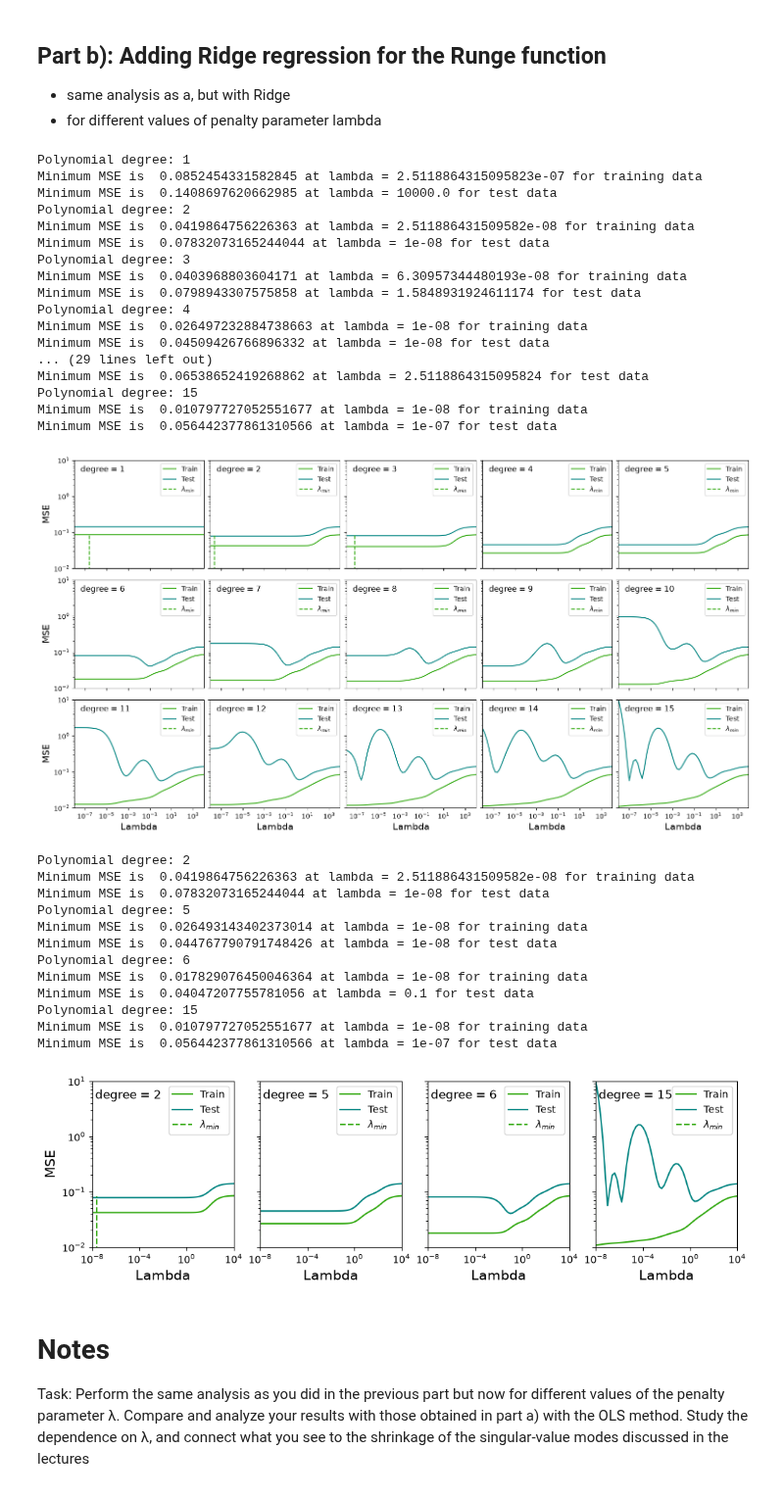
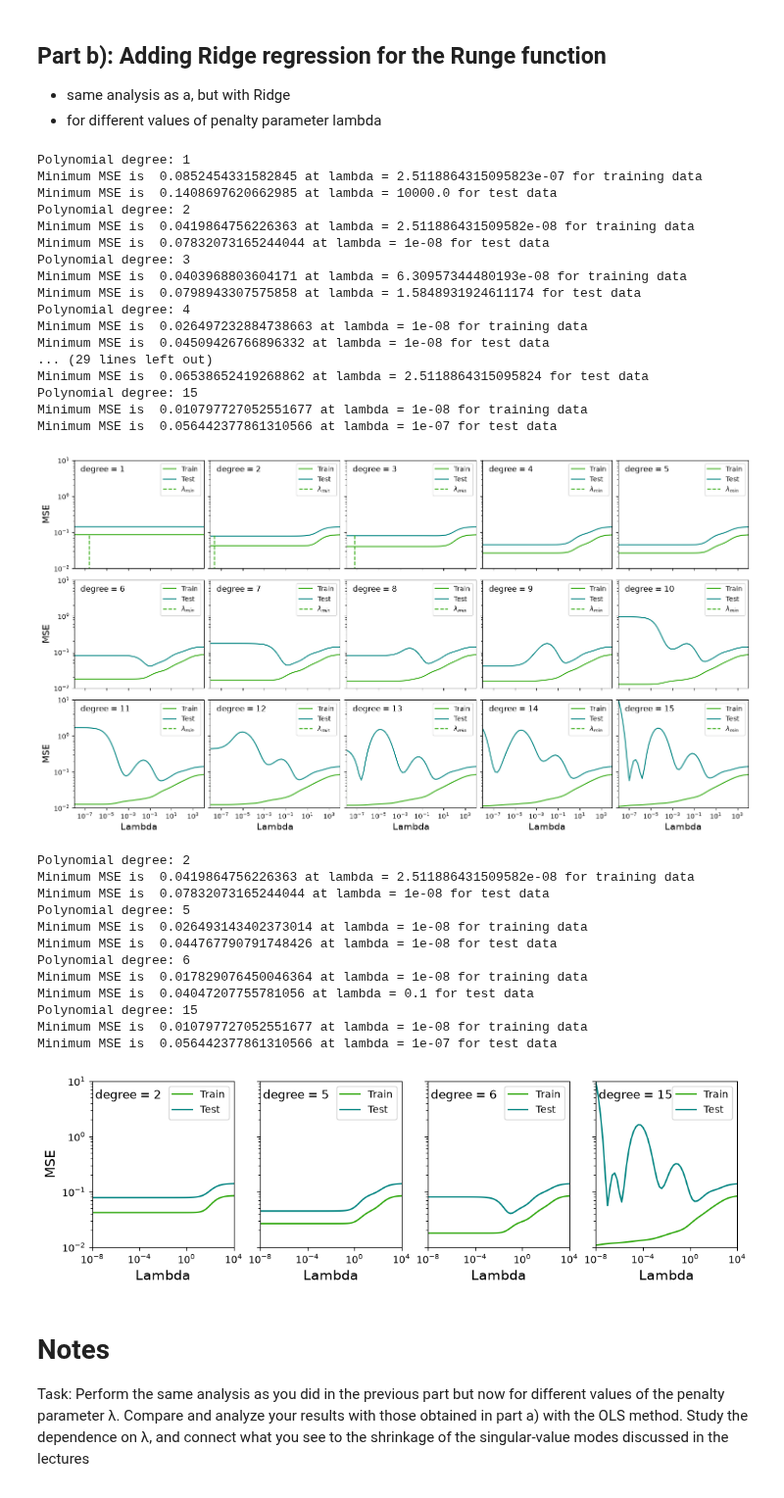
Before and after one commit to lukasMK01/FYS-STK4155, a Jupyter notebook: project_1/wip_project1.ipynb, the cells around one changed output. Shown at 98% size. Drawn from its saved outputs; the diff is of its cells as text; code cells hidden in the pictures.

```diff
--- a/project_1/wip_project1.ipynb
+++ b/project_1/wip_project1.ipynb
@@ -287,7 +287,7 @@ for d in [2,5,6,15]:
     ax.set_xlabel("Lambda", fontsize=14)
     ax.set_ylim(1e-2, 1e1)
     ax.set_xlim(1e-8, 1e4)
-    ax.vlines(lambdas[np.argmin(mse_train)],ymin=0,ymax=np.max(mse_train),linestyle="--", label=r'$\lambda_{min}$', color=train_color)
+    # ax.vlines(lambdas[np.argmin(mse_train)],ymin=0,ymax=np.max(mse_train),linestyle="--", label=r'$\lambda_{min}$', color=train_color)
     ax.legend()
     ax.label_outer()
     ax.text(0.02, 0.95, f"degree = {d}", transform=ax.transAxes, ha="left", va="top", fontsize=12)
@@ -301,34 +301,34 @@ plt.show()
 Polynomial degree: 1
 Minimum MSE is  0.0852454331582845 at lambda = 2.5118864315095823e-07 for training data
 Minimum MSE is  0.1408697620662985 at lambda = 10000.0 for test data
 Polynomial degree: 2
 Minimum MSE is  0.0419864756226363 at lambda = 2.511886431509582e-08 for training data
 Minimum MSE is  0.07832073165244044 at lambda = 1e-08 for test data
 Polynomial degree: 3
 Minimum MSE is  0.0403968803604171 at lambda = 6.30957344480193e-08 for training data
 Minimum MSE is  0.0798943307575858 at lambda = 1.5848931924611174 for test data
 Polynomial degree: 4
 Minimum MSE is  0.026497232884738663 at lambda = 1e-08 for training data
 Minimum MSE is  0.04509426766896332 at lambda = 1e-08 for test data
 ... (29 lines left out)
 Minimum MSE is  0.06538652419268862 at lambda = 2.5118864315095824 for test data
 Polynomial degree: 15
 Minimum MSE is  0.010797727052551677 at lambda = 1e-08 for training data
 Minimum MSE is  0.056442377861310566 at lambda = 1e-07 for test data
 [figure]
 Polynomial degree: 2
 Minimum MSE is  0.0419864756226363 at lambda = 2.511886431509582e-08 for training data
 Minimum MSE is  0.07832073165244044 at lambda = 1e-08 for test data
 Polynomial degree: 5
 Minimum MSE is  0.026493143402373014 at lambda = 1e-08 for training data
 Minimum MSE is  0.044767790791748426 at lambda = 1e-08 for test data
 Polynomial degree: 6
 Minimum MSE is  0.017829076450046364 at lambda = 1e-08 for training data
 Minimum MSE is  0.04047207755781056 at lambda = 0.1 for test data
 Polynomial degree: 15
 Minimum MSE is  0.010797727052551677 at lambda = 1e-08 for training data
 Minimum MSE is  0.056442377861310566 at lambda = 1e-07 for test data
-[figure, old version]
+[figure, new version]
 # %% [markdown]
 # Notes
 Task: Perform the same analysis as you did in the previous part but now for different values of the
```
Also changed, not shown: parts of 5 cells of this notebook.
